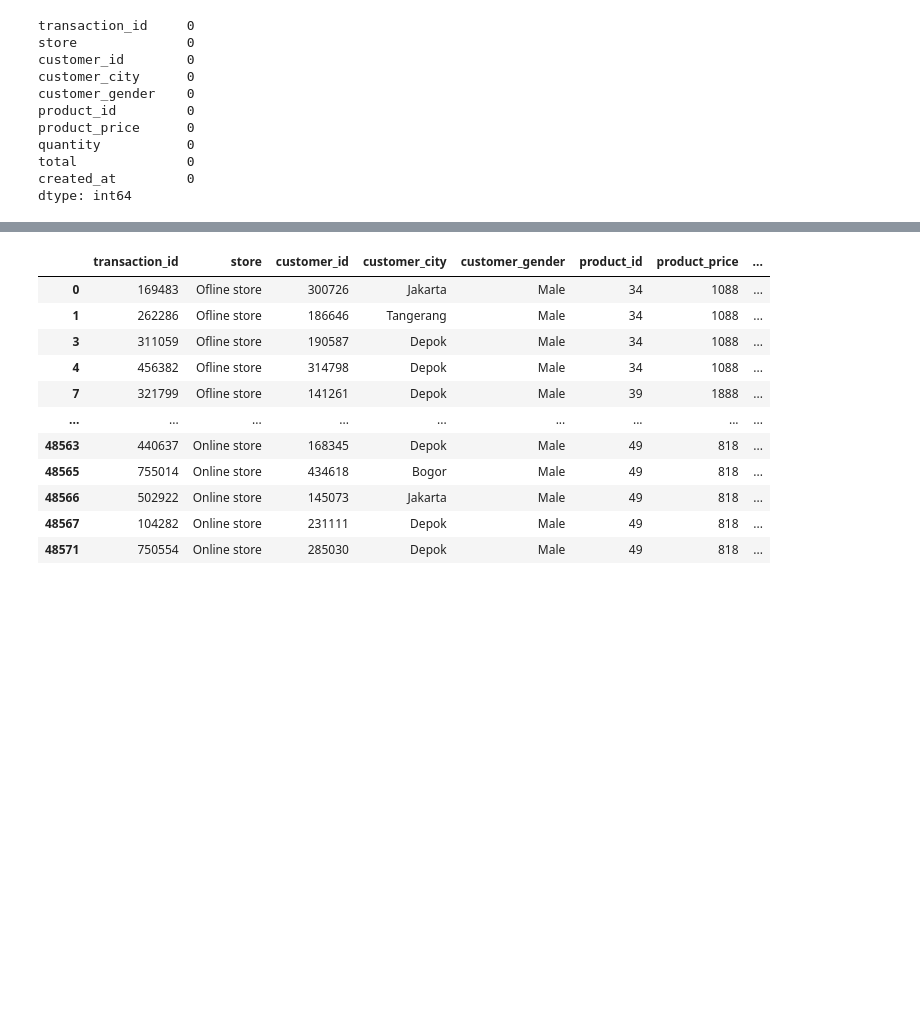
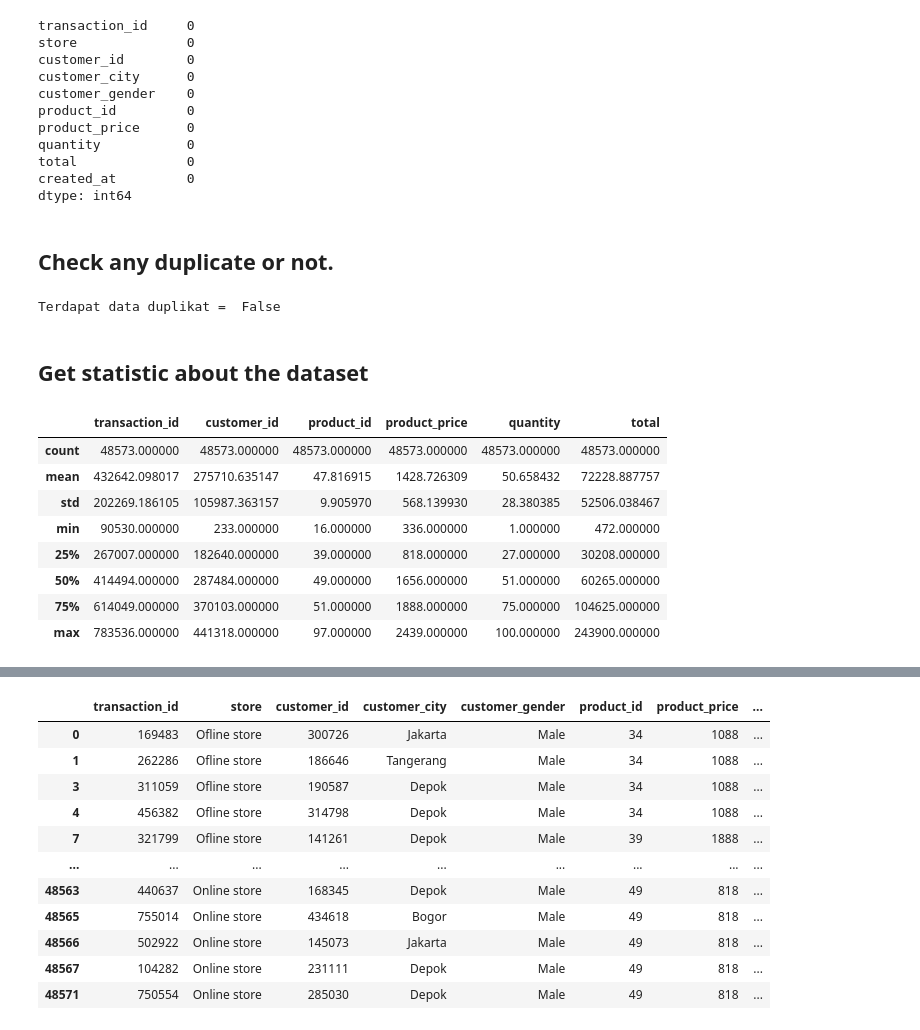
Before and after one commit to Edy-Mochamad/Analysis-Ecommers, a Jupyter notebook: ecommers.ipynb, the cells around one changed output, grey strips where cells are left out. Drawn from its saved outputs; the diff is of its cells as text; code cells hidden in the pictures; blank space fills up the shorter version.

```diff
--- a/ecommers.ipynb
+++ b/ecommers.ipynb
@@ -91,3 +104,24 @@ quantity           0
 total              0
 created_at         0
 dtype: int64
+# %% [markdown]
+## **Check any duplicate or not.**
+# %%
+data_dup = data.duplicated().any()
+print('Terdapat data duplikat = ', data_dup)
+# %% [output]
+Terdapat data duplikat =  False
+# %% [markdown]
+## **Get statistic about the dataset**
+# %%
+data.describe()
+# %% [output]
+|  | transaction_id | customer_id | product_id | product_price | quantity | total |
+| count | 48573.000000 | 48573.000000 | 48573.000000 | 48573.000000 | 48573.000000 | 48573.000000 |
+| mean | 432642.098017 | 275710.635147 | 47.816915 | 1428.726309 | 50.658432 | 72228.887757 |
+| std | 202269.186105 | 105987.363157 | 9.905970 | 568.139930 | 28.380385 | 52506.038467 |
+| min | 90530.000000 | 233.000000 | 16.000000 | 336.000000 | 1.000000 | 472.000000 |
+| 25% | 267007.000000 | 182640.000000 | 39.000000 | 818.000000 | 27.000000 | 30208.000000 |
+| 50% | 414494.000000 | 287484.000000 | 49.000000 | 1656.000000 | 51.000000 | 60265.000000 |
+| 75% | 614049.000000 | 370103.000000 | 51.000000 | 1888.000000 | 75.000000 | 104625.000000 |
+| max | 783536.000000 | 441318.000000 | 97.000000 | 2439.000000 | 100.000000 | 243900.000000 |
```
Also changed, not shown: parts of 21 cells of this notebook.
